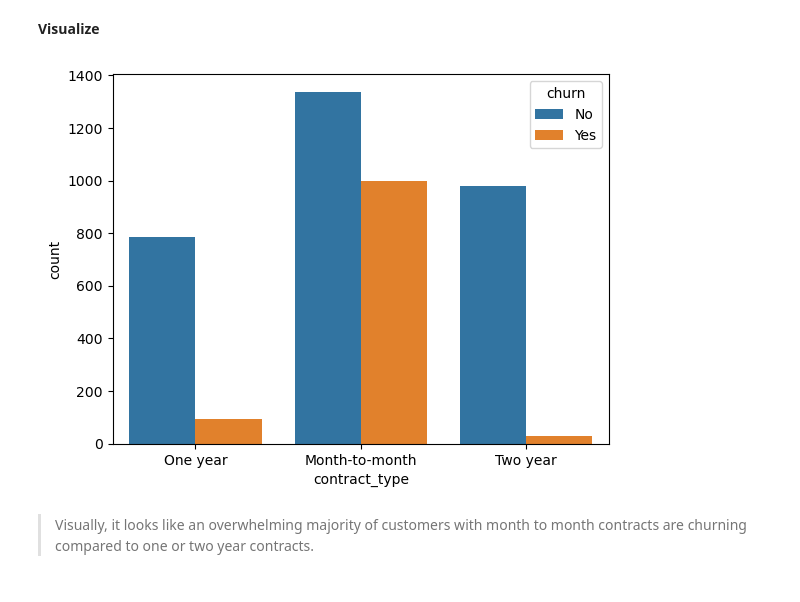
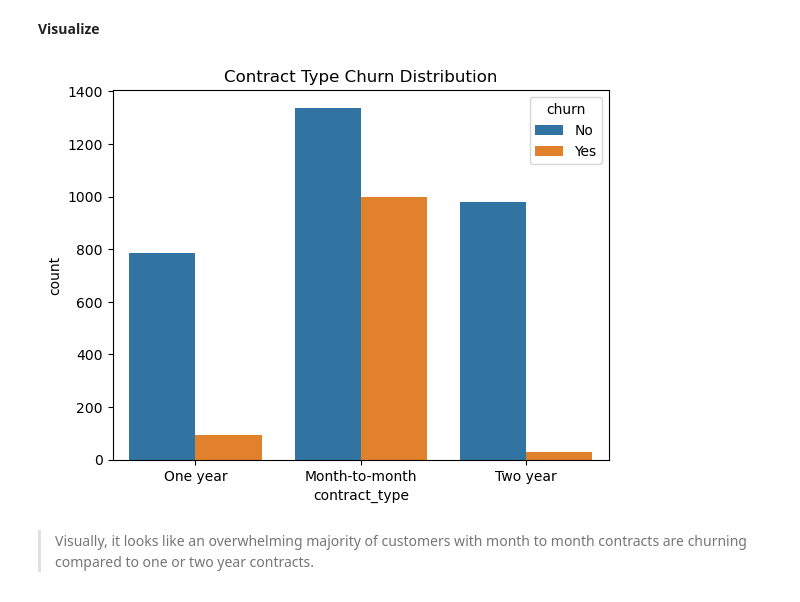
Before and after one commit to RyanPoole85/telco_classification_project, a Jupyter notebook: Final_Report.ipynb, the cells around one changed output. Cells and saved outputs as stored; diff of their text form; code cells hidden in the pictures.

```diff
--- a/Final_Report.ipynb
+++ b/Final_Report.ipynb
@@ -154,10 +134,11 @@ alpha=0.05
 # %% [markdown]
 **Visualize**
 # %%
-#countplot showing distribution of contract types comparing churn levels
+#countplot showing distribution of contract types comparing churn levels. 43% churn rate for month-to-month contract
 sns.countplot(x="contract_type", hue="churn", data=train);
+plt.title('Contract Type Churn Distribution');
 # %% [output]
-[figure, old version]
+[figure, new version]
 # %% [markdown]
 >Visually, it looks like an overwhelming majority of customers with month to month contracts are churning compared to one or two year contracts.
 # %%
```
Also changed, not shown: parts of 20 cells of this notebook, 1 other file.
